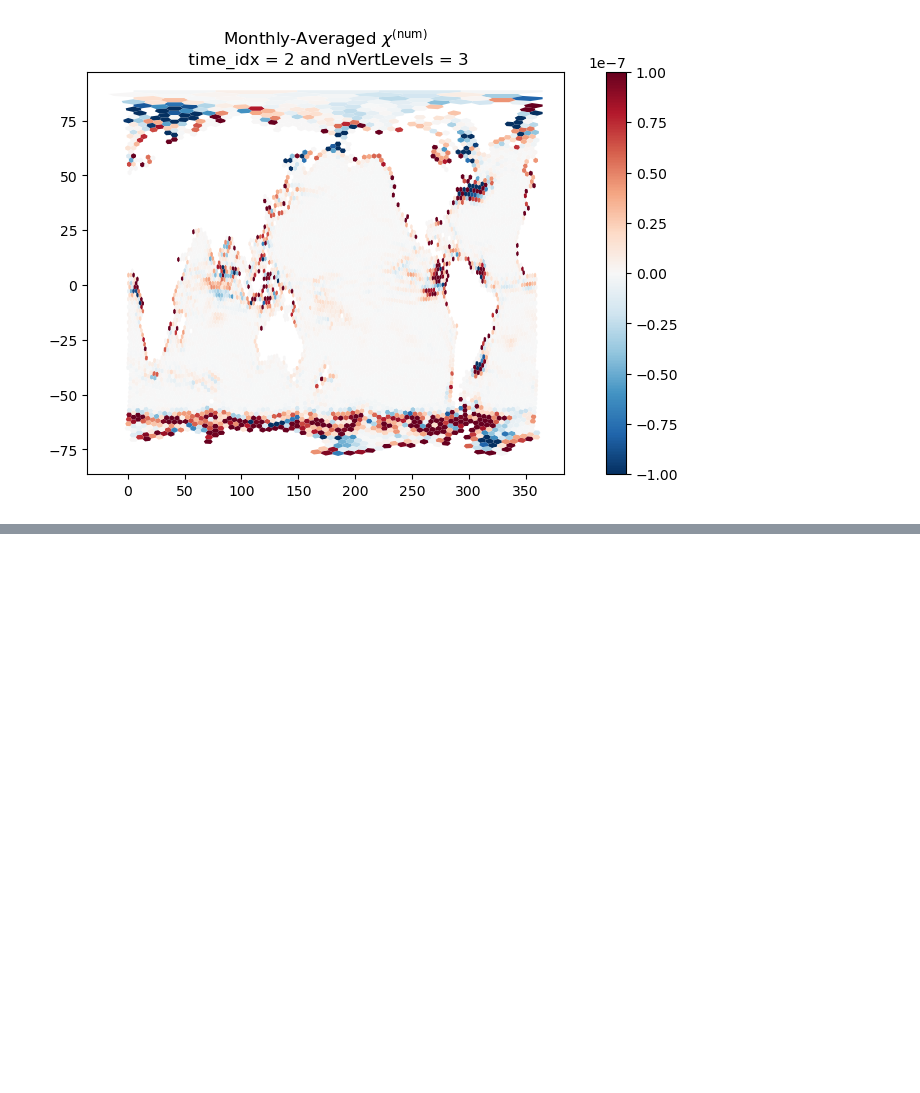
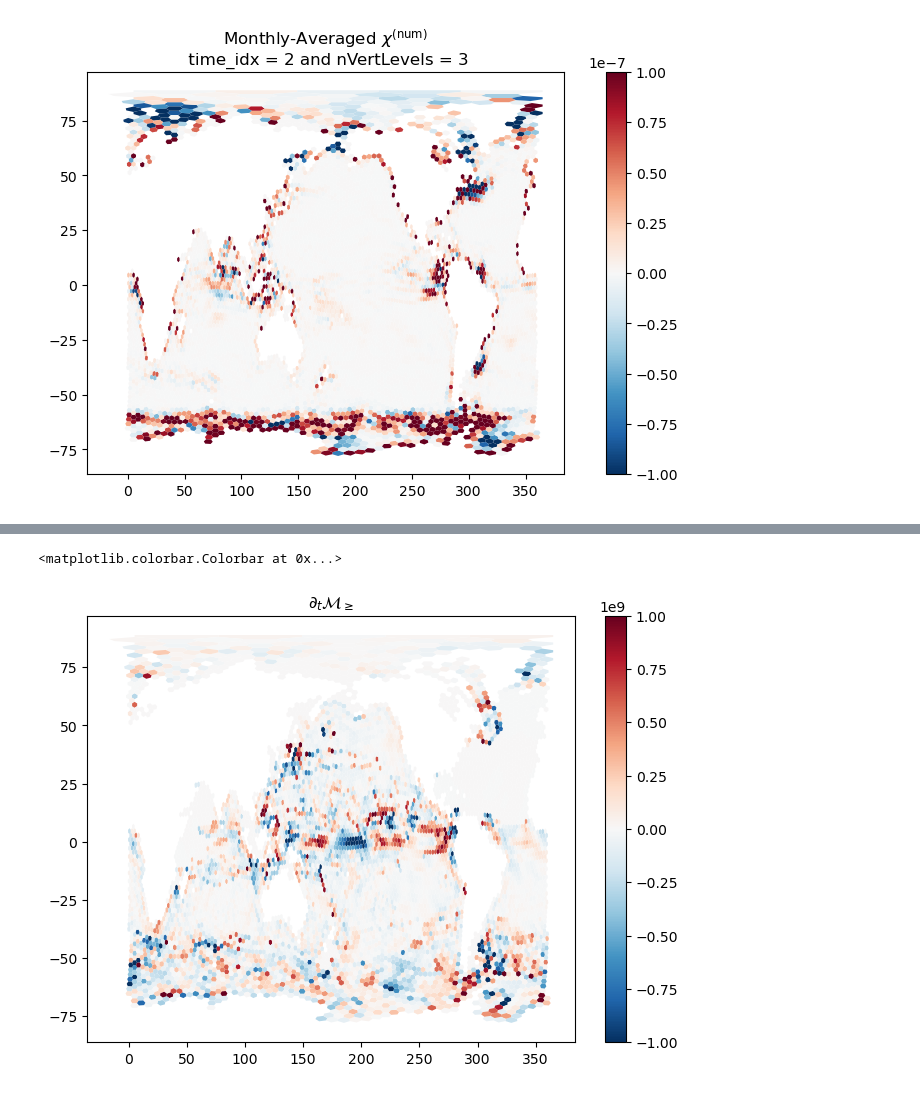
Before and after one commit to kailauyeda/WMT_DVD, a Jupyter notebook: SORRM/analysis/preliminary_analysis.ipynb, the cells around one changed output, grey strips where cells are left out. Drawn from its saved outputs; the diff is of its cells as text; code cells hidden in the pictures; blank space fills up the shorter version.

```diff
--- a/SORRM/analysis/preliminary_analysis.ipynb
+++ b/SORRM/analysis/preliminary_analysis.ipynb
@@ -90,3 +64,9 @@ cellMask
+# %%
+# assign an xtime to mesh (i.e., initial)
+new_time = np.array([b'0001-01-01_00:00:00'], dtype='|S64')
+
+mesh['xtime'] = xr.DataArray(new_time, dims=['Time'], coords = {'Time': [0]})
+mesh = mesh.drop_vars('Time')
 # %%
 # not really sure why there an open_mfdataset doesn't work for this one...
 a = xr.open_dataset(filepath + 'QU240_GMPASO-JRA-DVD_tests.mpaso.hist.0001-02-01_00000.nc')
@@ -96,7 +76,7 @@ d = xr.open_dataset(filepath + 'QU240_GMPASO-JRA-DVD_tests.mpaso.hist.0001-05-01
 e = xr.open_dataset(filepath + 'QU240_GMPASO-JRA-DVD_tests.mpaso.hist.0001-06-01_00000.nc')
 f = xr.open_dataset(filepath + 'QU240_GMPASO-JRA-DVD_tests.mpaso.hist.0001-07-01_00000.nc')
 
-ss_ds_output = xr.concat([a, b, c, d, e, f], dim='Time')
+ss_ds_output = xr.concat([mesh,a, b, c, d, e, f], dim='Time')
 # %%
 sim_res = '240km'
 # interpolate / add info needed to make calculations
@@ -552,8 +542,8 @@ def calculate_G_chi_mix(chi_variable, rho_0, mesh, ds_output, target_coord_spaci
 def calculate_dt(avg_ds_output):
 
     time_format = '%Y-%m-%d_%H:%M:%S'
-    t0 = datetime.strptime(avg_ds_output.xtime[0].item().decode(), time_format)
-    t1 = datetime.strptime(avg_ds_output.xtime[1].item().decode(), time_format)
+    t0 = datetime.strptime(avg_ds_output.xtime.values[0].item().decode(), time_format)
+    t1 = datetime.strptime(avg_ds_output.xtime.values[1].item().decode(), time_format)
 
     dt = (t1 - t0).total_seconds()
     return dt
@@ -819,0 +754,12 @@ NotImplementedError: Cannot chunk along a core dimension for a grid ufunc which
+# %%
+fig, ax = plt.subplots(nrows=1, ncols=1, constrained_layout=True)
+vmax_val = 1e9
+vmin_val = -vmax_val
+
+a = mosaic.polypcolor(ax, descriptor,(dM_dt.dM_dt).isel(Time=3, salinity = 55), cmap='RdBu_r',vmin = -1e9, vmax = 1e9)#, vmin = vmin_val, vmax = vmax_val)
+
+ax.set_title(r'$\partial_t \mathcal{M}_\geq$')
+fig.colorbar(a, ax=ax)
+# %% [output]
+<matplotlib.colorbar.Colorbar at 0x...>
+[figure, added]
```
Also changed, not shown: parts of 17 cells of this notebook, 5 other files.
